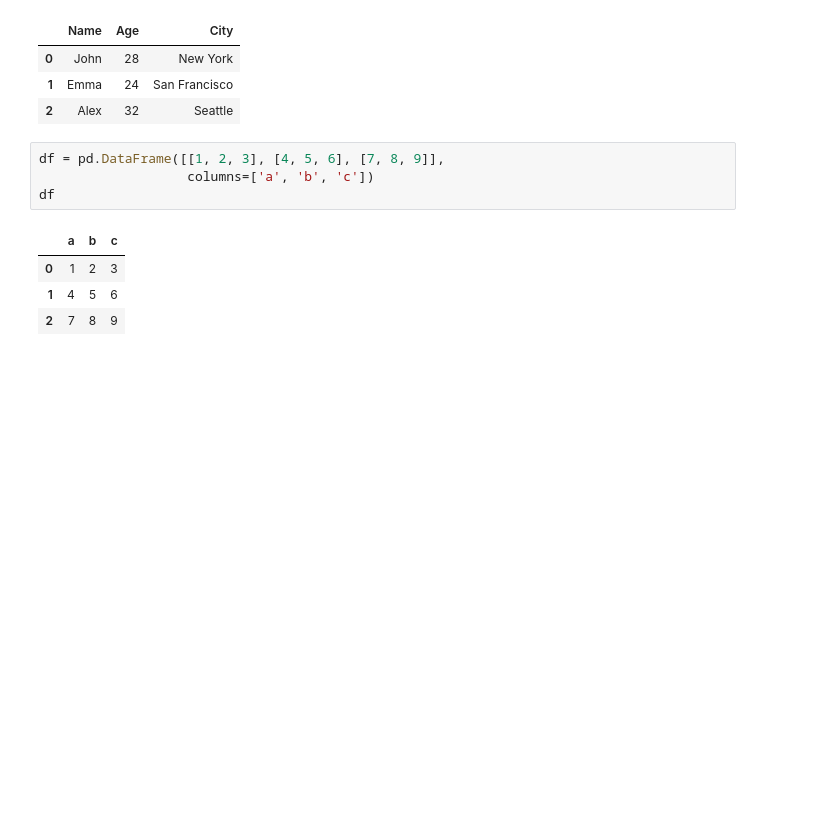
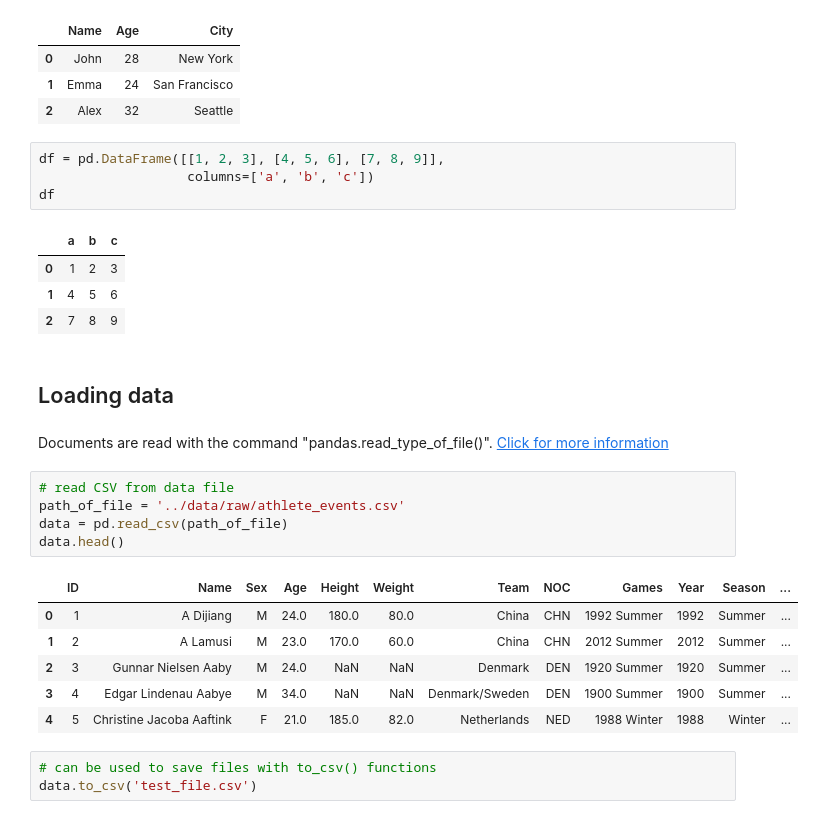
Before and after one commit to MuhammetYorulmaz/pandas_tutorial, a Jupyter notebook: notebooks/pandas_tutorial.ipynb, the cells around one changed output. Cells and saved outputs as stored; diff of their text form; blank space fills up the shorter version.

Commit message:
Added new function in pandas_tutorial.ipynb file

```diff
--- a/notebooks/pandas_tutorial.ipynb
+++ b/notebooks/pandas_tutorial.ipynb
@@ -35,3 +37,22 @@ df
 | 0 | 1 | 2 | 3 |
 | 1 | 4 | 5 | 6 |
 | 2 | 7 | 8 | 9 |
+# %% [markdown]
+## <span style="font-family: Times New Roman;">Loading data</span> <a id='2'></a>
+# %% [markdown]
+<p style="font-family: Times New Roman"> Documents are read with the command "pandas.read_type_of_file()". <a href="https://pandas.pydata.org/pandas-docs/stable/reference/io.html#">Click for more information</a> </p>
+# %%
+# read CSV from data file
+path_of_file = '../data/raw/athlete_events.csv'
+data = pd.read_csv(path_of_file)
+data.head()
+# %% [output]
+|  | ID | Name | Sex | Age | Height | Weight | Team | NOC | Games | Year | Season | ... |
+| 0 | 1 | A Dijiang | M | 24.0 | 180.0 | 80.0 | China | CHN | 1992 Summer | 1992 | Summer | ... |
+| 1 | 2 | A Lamusi | M | 23.0 | 170.0 | 60.0 | China | CHN | 2012 Summer | 2012 | Summer | ... |
+| 2 | 3 | Gunnar Nielsen Aaby | M | 24.0 | NaN | NaN | Denmark | DEN | 1920 Summer | 1920 | Summer | ... |
+| 3 | 4 | Edgar Lindenau Aabye | M | 34.0 | NaN | NaN | Denmark/Sweden | DEN | 1900 Summer | 1900 | Summer | ... |
+| 4 | 5 | Christine Jacoba Aaftink | F | 21.0 | 185.0 | 82.0 | Netherlands | NED | 1988 Winter | 1988 | Winter | ... |
+# %%
+# can be used to save files with to_csv() functions
+data.to_csv('test_file.csv')
```
Also changed, not shown: parts of 40 cells of this notebook.
